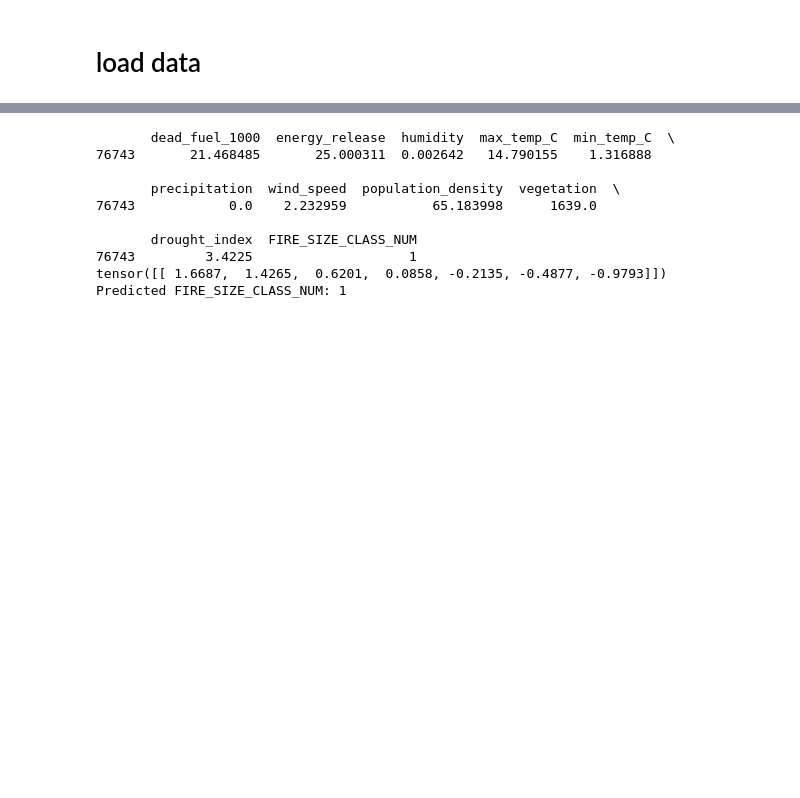
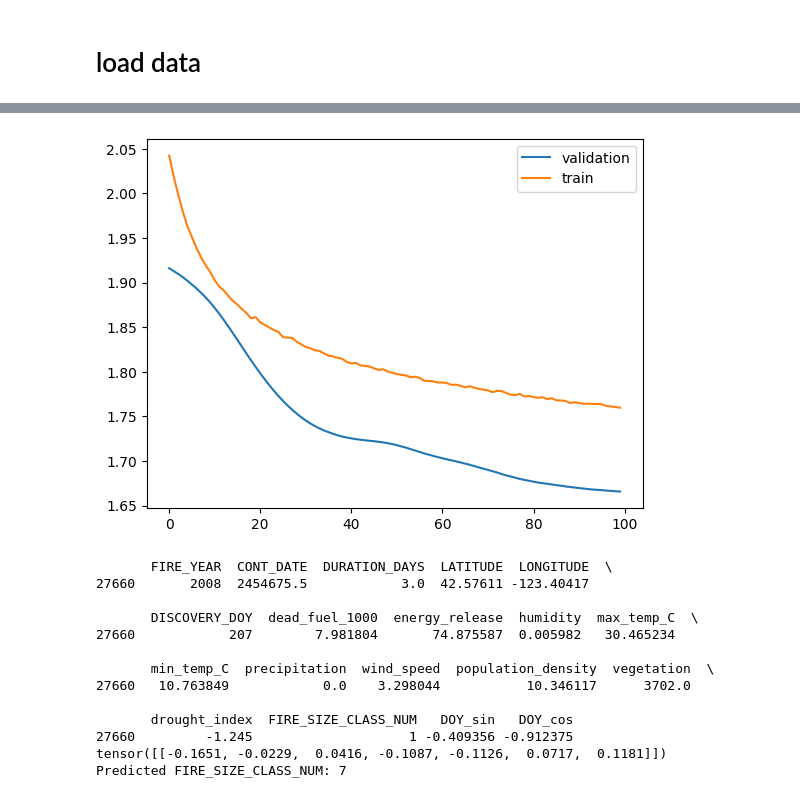
Before and after one commit to jmo2171/ml-climate, a Jupyter notebook: src/wildfire_correlation_models.ipynb, the cells around one changed output, grey strips where cells are left out. Drawn from its saved outputs; the diff is of its cells as text; code cells hidden in the pictures; blank space fills up the shorter version.

```diff
--- a/src/wildfire_correlation_models.ipynb
+++ b/src/wildfire_correlation_models.ipynb
@@ -150,10 +225,17 @@ Epoch 50, Train Loss: 1.8601, Val Loss: 1.8716, Val Acc: 0.3006
+# %%
+plt.plot(val_losses, label='validation')
+plt.plot(train_losses, label='train')
+plt.legend()
+plt.show()
+# %% [output]
+[figure, added]
 # %%
-# Example new feature row
 new_sample = df.sample(n=1)
 print(new_sample)
 X = new_sample[['dead_fuel_1000', 'energy_release', 'humidity', 'max_temp_C',
-        'min_temp_C', 'precipitation', 'wind_speed',
-        'population_density', 'vegetation', 'drought_index']].values
+        'precipitation', 'wind_speed',
+        'population_density', 'vegetation', 'drought_index',  'DOY_sin', 'DOY_cos',
+        'LATITUDE', 'LONGITUDE']].values
 y = new_sample['FIRE_SIZE_CLASS_NUM'].values - 1  # classes start at 1, shift to 0 for pytorch
 
 
@@ -171,14 +253,17 @@ with torch.no_grad():
 
 print(f"Predicted FIRE_SIZE_CLASS_NUM: {predicted_class}")
 # %% [output]
-       dead_fuel_1000  energy_release  humidity  max_temp_C  min_temp_C  \
-76743       21.468485       25.000311  0.002642   14.790155    1.316888
+       FIRE_YEAR  CONT_DATE  DURATION_DAYS  LATITUDE  LONGITUDE  \
+27660       2008  2454675.5            3.0  42.57611 -123.40417
 
-       precipitation  wind_speed  population_density  vegetation  \
-76743            0.0    2.232959           65.183998      1639.0
+       DISCOVERY_DOY  dead_fuel_1000  energy_release  humidity  max_temp_C  \
+27660            207        7.981804       74.875587  0.005982   30.465234
 
-       drought_index  FIRE_SIZE_CLASS_NUM
-76743         3.4225                    1
-tensor([[ 1.6687,  1.4265,  0.6201,  0.0858, -0.2135, -0.4877, -0.9793]])
-Predicted FIRE_SIZE_CLASS_NUM: 1
+       min_temp_C  precipitation  wind_speed  population_density  vegetation  \
+27660   10.763849            0.0    3.298044           10.346117      3702.0
+
+       drought_index  FIRE_SIZE_CLASS_NUM   DOY_sin   DOY_cos
+27660         -1.245                    1 -0.409356 -0.912375
+tensor([[-0.1651, -0.0229,  0.0416, -0.1087, -0.1126,  0.0717,  0.1181]])
+Predicted FIRE_SIZE_CLASS_NUM: 7
 # %%
```
Also changed, not shown: parts of 38 cells of this notebook.
